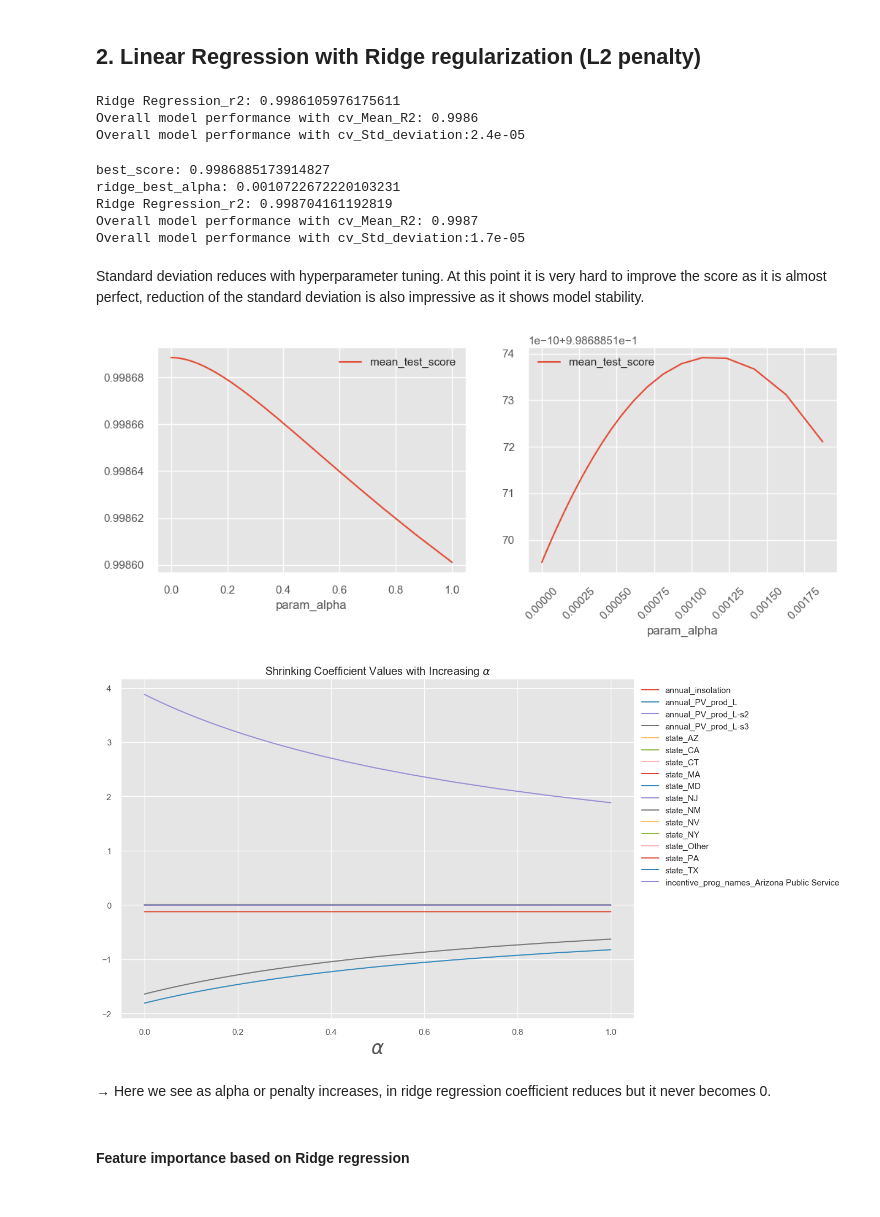
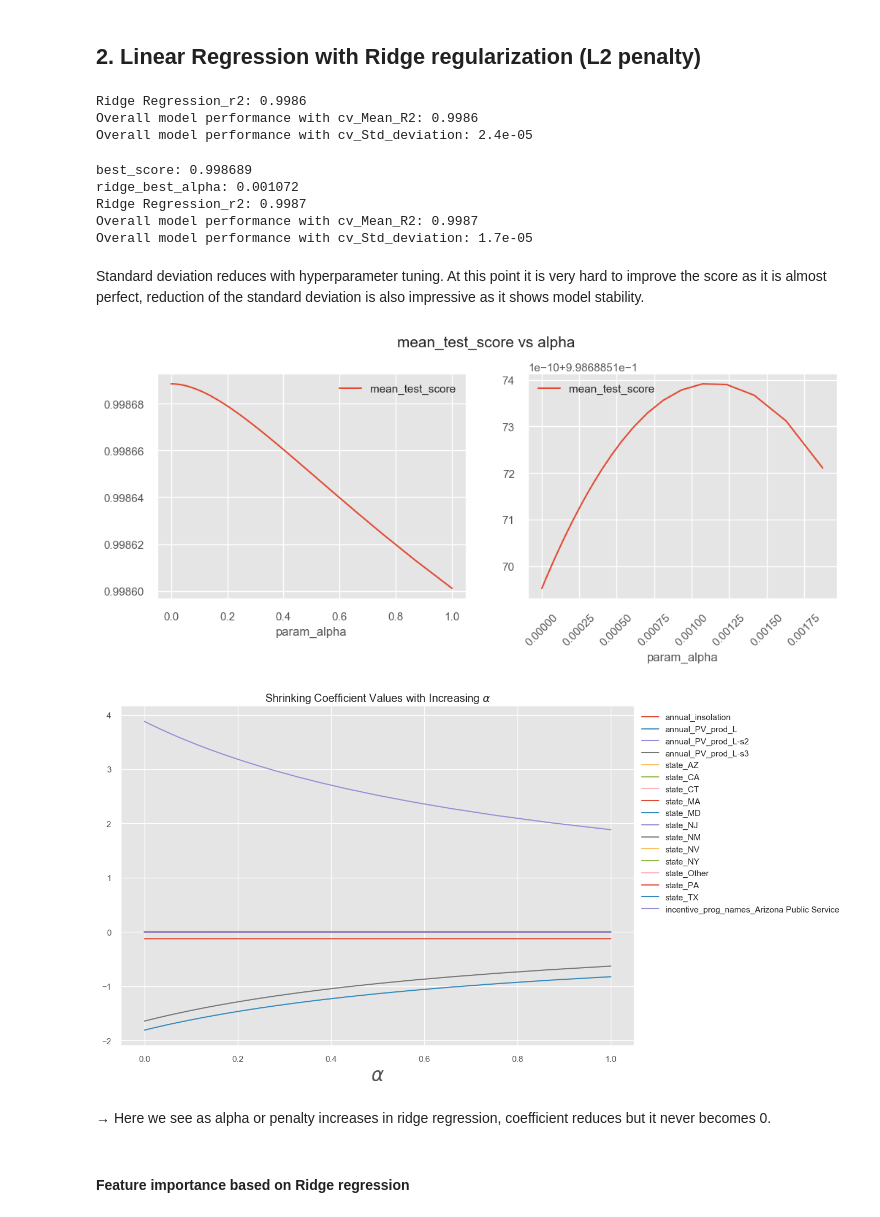
Before and after one commit to JustinBieber87/Solar_size_pred, a Jupyter notebook: Part 1. SolarPanel_SizePrediction.ipynb, the cells around one changed output. Cells and saved outputs as stored; diff of their text form; code cells hidden in the pictures.

```diff
--- a/Part 1. SolarPanel_SizePrediction.ipynb
+++ b/Part 1. SolarPanel_SizePrediction.ipynb
@@ -1258,67 +1265,65 @@ rg = Ridge(alpha=1)
 rg.fit(X_train, y_train)
 #rg.score(X_test, y_test)
 
-print(f'Ridge Regression_r2: {rg.score(X_test, y_test)}')
+print(f'Ridge Regression_r2: {rg.score(X_test, y_test).round(4)}')
 cv_score = cross_val_score(rg, solar1_stndz, y_L, cv=kf)
 print(f'Overall model performance with cv_Mean_R2: {cv_score.mean().round(4)}', '\n'
-f'Overall model performance with cv_Std_deviation:{cv_score.std().round(6)}')
+f'Overall model performance with cv_Std_deviation: {cv_score.std().round(6)}')
 # %% [output]
-Ridge Regression_r2: 0.9986105976175611
+Ridge Regression_r2: 0.9986
 Overall model performance with cv_Mean_R2: 0.9986
-Overall model performance with cv_Std_deviation:2.4e-05
+Overall model performance with cv_Std_deviation: 2.4e-05
 # %%
 # Regularized regression(ridge) with hyperparameter tuning
 from sklearn.model_selection import GridSearchCV
-alphas = np.logspace(-6, 0, num=100) # np.logspace(-6, 0, 1000) #
+alphas = np.logspace(-6, 0, num=100)
 param_grid = {'alpha': alphas}
 gs = GridSearchCV(rg, param_grid, cv=kf)
 gs.fit(solar1_stndz, y_L)
-print(f'best_score: {gs.best_score_}')
+print(f'best_score: {(gs.best_score_).round(6)}')
 ridge_best_alpha = gs.best_params_['alpha']
-print(f'ridge_best_alpha: {ridge_best_alpha}')
+print(f'ridge_best_alpha: {ridge_best_alpha.round(6)}')
 
 # Regularized regression(ridge) with tuning
 rg = Ridge(alpha=ridge_best_alpha)
 rg.fit(X_train, y_train)
 
-print(f'Ridge Regression_r2: {rg.score(X_test, y_test)}')
+print(f'Ridge Regression_r2: {rg.score(X_test, y_test).round(4)}')
 cv_score = cross_val_score(rg, solar1_stndz, y_L, cv=kf)
 print(f'Overall model performance with cv_Mean_R2: {cv_score.mean().round(4)}', '\n'
-f'Overall model performance with cv_Std_deviation:{cv_score.std().round(6)}')
+f'Overall model performance with cv_Std_deviation: {cv_score.std().round(6)}')
 # %% [output]
-best_score: 0.9986885173914827
-ridge_best_alpha: 0.0010722672220103231
-Ridge Regression_r2: 0.998704161192819
+best_score: 0.998689
+ridge_best_alpha: 0.001072
+Ridge Regression_r2: 0.9987
 Overall model performance with cv_Mean_R2: 0.9987
-Overall model performance with cv_Std_deviation:1.7e-05
+Overall model performance with cv_Std_deviation: 1.7e-05
 # %% [markdown]
 Standard deviation reduces with hyperparameter tuning. At this point it is very hard to improve the score as it is almost perfect, reduction of the standard deviation is also impressive as it shows model stability.
 # %%
 df_results = pd.DataFrame(gs.cv_results_)
 
 fig, axes = plt.subplots(1,2, figsize = (12,4))
 df_results.plot(x='param_alpha', y='mean_test_score', ax=axes[0])
-axes[0].set_title('Overall mean_test_score vs alpha')
 df_results[:55].plot(x='param_alpha', y='mean_test_score', ax=axes[1])
 axes[1].xaxis.set_tick_params(rotation=45)
-axes[1].set_title('Zoomed mean_test_score vs alpha')
-fig.suptitle('mean_test_score vs alpha', fontsize=20)
+fig.suptitle('mean_test_score vs alpha', fontsize=15, y=1.01)
 
 coefs = []
 for alpha in alphas:
     rg = Ridge(alpha=alpha)
     rg.fit(X_train, y_train)
     coefs.append(rg.coef_)
 df_coef = pd.DataFrame(index=alphas, data=np.array(coefs), columns=solar1.columns)
 
 ax = df_coef.iloc[:,:17].plot(figsize=(12, 8), title=r'Shrinking Coefficient Values with Increasing $\alpha$')
 ax.legend(bbox_to_anchor=(1, 1))
 ax.set_xlabel(r'$\alpha$', size=25);
 # %% [output]
-[figure, old version]
+[figure, new version]
 [figure]
 # %% [markdown]
-→ Here we see as alpha or penalty increases, in ridge regression coefficient reduces but it never becomes 0.
+→ Here we see as alpha or penalty increases in ridge regression, coefficient reduces but it never becomes 0.
 # %% [markdown]
 #### Feature importance based on Ridge regression
 # %%
```
Also changed, not shown: parts of 24 cells of this notebook.
